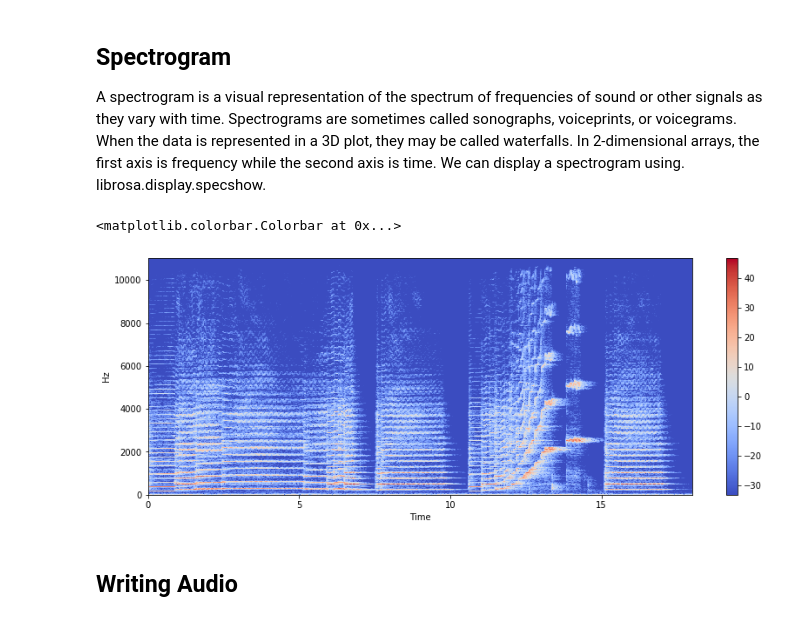
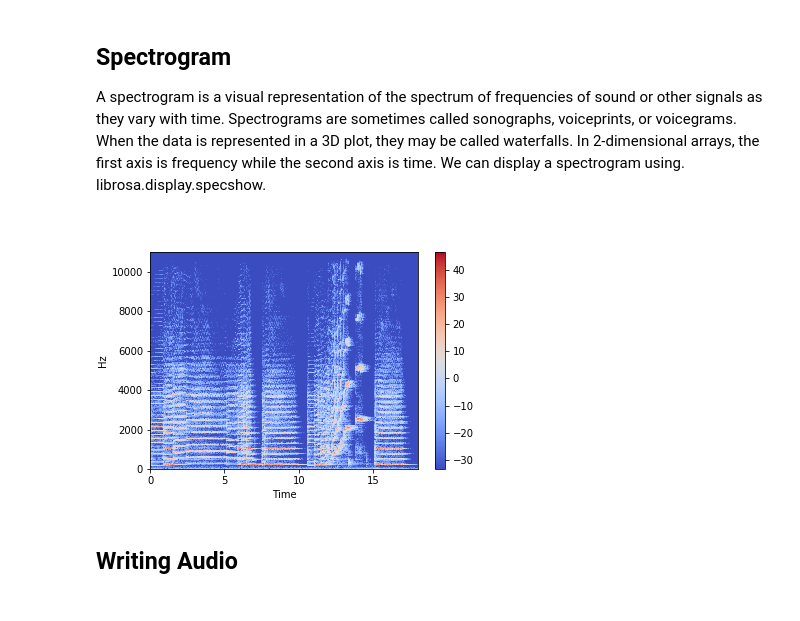
Before and after one commit to xrick/III_Teaching_201907, a Jupyter notebook: audio/librosa_example01.ipynb, the cells around one changed output. Drawn from its saved outputs; the diff is of its cells as text; code cells hidden in the pictures.

```diff
--- a/audio/librosa_example01.ipynb
+++ b/audio/librosa_example01.ipynb
@@ -30,14 +42,15 @@ librosa.display.waveplot(x, sr=sr)
 A spectrogram is a visual representation of the spectrum of frequencies of sound or other signals as they vary with time. Spectrograms are sometimes called sonographs, voiceprints, or voicegrams. When the data is represented in a 3D plot, they may be called waterfalls. In 2-dimensional arrays, the first axis is frequency while the second axis is time.
 We can display a spectrogram using. librosa.display.specshow.</b>
 # %%
+
 X = librosa.stft(x)
 Xdb = librosa.amplitude_to_db(abs(X))
-plt.figure(figsize=(14, 5))
+fig = plt.figure()
 librosa.display.specshow(Xdb, sr=sr, x_axis='time', y_axis='hz')
 plt.colorbar()
+fig.savefig('spec.png')
 # %% [output]
-<matplotlib.colorbar.Colorbar at 0x...>
-[figure, old version]
+[figure, new version]
 # %% [markdown]
 ## Writing Audio
 # %%
```
Also changed, not shown: parts of 12 cells of this notebook.
